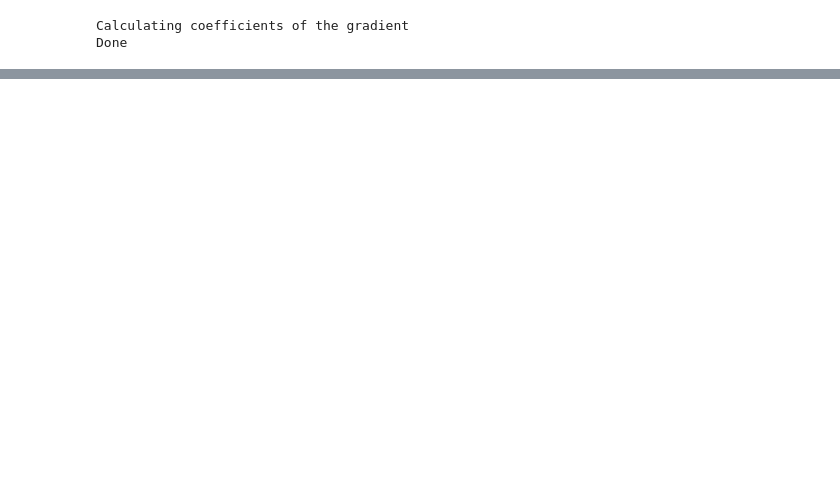
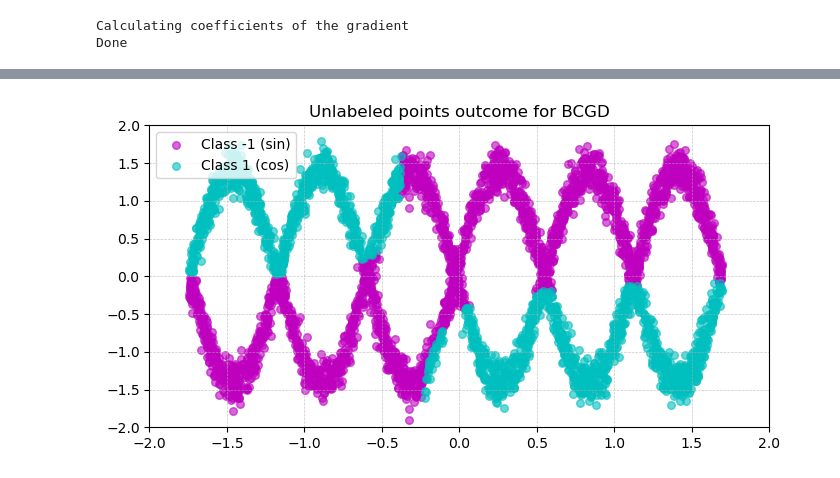
Before and after one commit to diegocremebrule/OptimisationUNIPD, a Jupyter notebook: Opt_Homework 1.ipynb, the cells around one changed output, grey strips where cells are left out. Saved outputs shown, nothing was run; the diff lists cells and outputs as text; code cells hidden in the pictures; blank space fills up the shorter version.

```diff
--- a/Opt_Homework 1.ipynb
+++ b/Opt_Homework 1.ipynb
@@ -378,0 +438,12 @@ Loss: 690902.1479482787
+# %%
+plt.figure(figsize=(8, 4), dpi=100)
+plt.title("Unlabeled points outcome for BCGD")
+final_y_unlabeled_ = (y_unlabeled_bcgd_gs/2 + .5).round() * 2 - 1
+plt.scatter([p[0] for p in x_unlabeled[final_y_unlabeled == -1]], [p[1] for p in x_unlabeled[final_y_unlabeled == -1]], alpha=0.6, s=30, color="m")
+plt.scatter([p[0] for p in x_unlabeled[final_y_unlabeled == 1]], [p[1] for p in x_unlabeled[final_y_unlabeled == 1]], alpha=0.6, s=30, color="c")
+plt.legend(["Class -1 (sin)", "Class 1 (cos)"])
+plt.xlim(-2, 2)
+plt.ylim(-2, 2)
+plt.grid(True, linestyle='--', linewidth=0.5, alpha=0.7)
+# %% [output]
+[figure, added]
```
Also changed, not shown: parts of 17 cells of this notebook.
